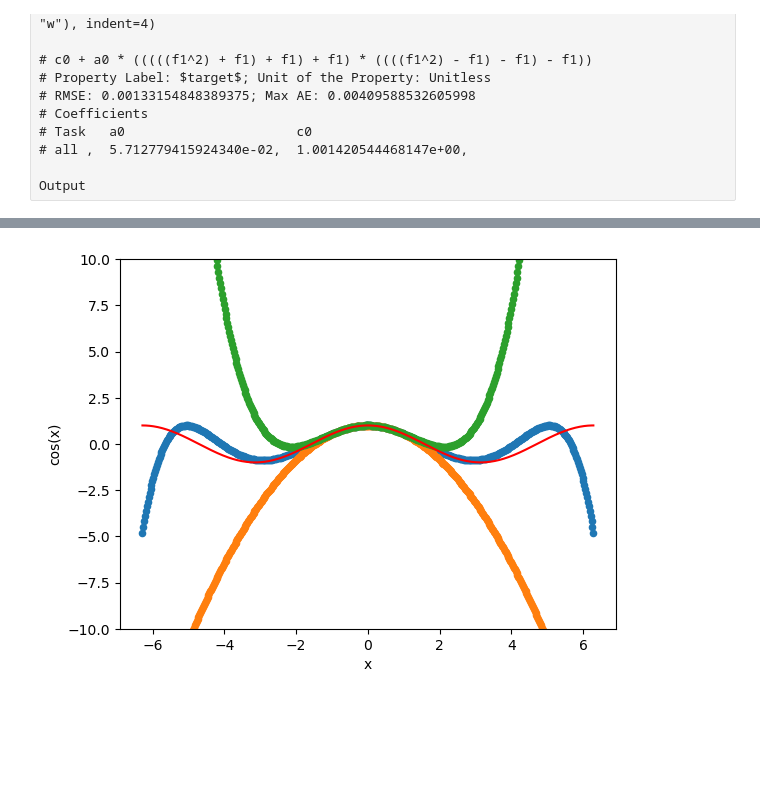
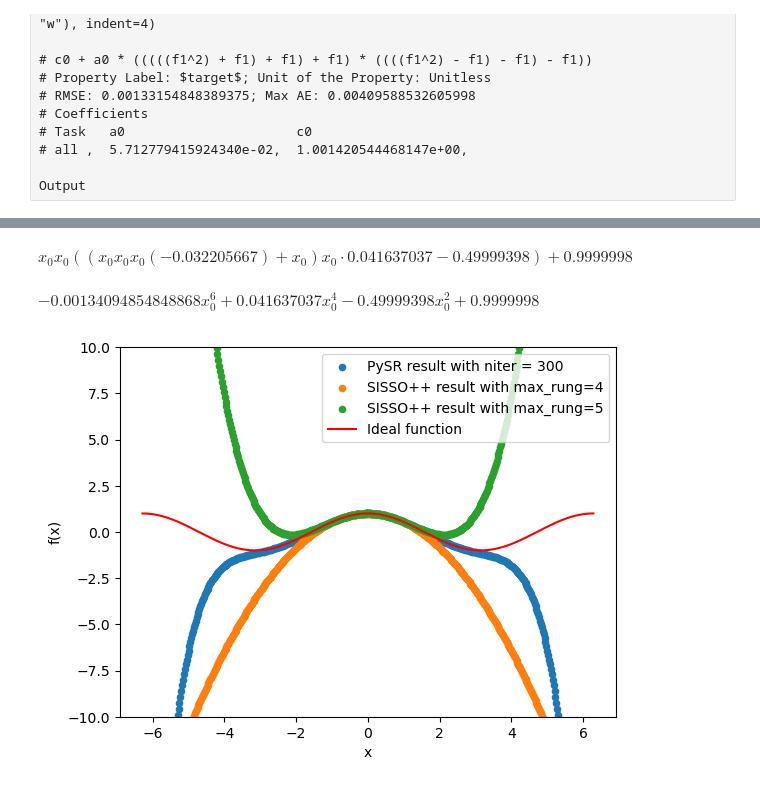
Before and after one commit to PaulD273/Symbolic-regression, a Jupyter notebook: Test_SISSO/Series_expansion_SISSO.ipynb, the cells around one changed output, grey strips where cells are left out. Cells and saved outputs as stored; diff of their text form; code cells hidden in the pictures; blank space fills up the shorter version.

```diff
--- a/Test_SISSO/Series_expansion_SISSO.ipynb
+++ b/Test_SISSO/Series_expansion_SISSO.ipynb
@@ -241,16 +276,33 @@ Output
+# %%
+model.sympy()
+# %% [output]
+$\displaystyle x_{0} x_{0} \left(\left(x_{0} x_{0} x_{0} \left(-0.032205667\right) + x_{0}\right) x_{0} \cdot 0.041637037 - 0.49999398\right) + 0.9999998$
+# %%
+# Define the symbolic variable
+x0 = symbols('x0')
+
+# Build each part of the expression
+expr = (simplify(model.sympy()))
+
+# Optionally simplify or expand the expression
+expanded_expr = expand(expr)
+expanded_expr
+# %% [output]
+$\displaystyle - 0.00134094854848868 x_{0}^{6} + 0.041637037 x_{0}^{4} - 0.49999398 x_{0}^{2} + 0.9999998$
 # %%
 x = np.linspace(-2*np.pi, 2*np.pi, 500)
-pysr_target = - 0.000759117171754911 * x**6 + 0.0388271704796444 * x**4 - 0.496481051788833 * x**2 + 0.999288569767875
+pysr_target = -0.001340948548488688 * x**6 + 0.041637037 * x**4 - 0.499993082 * x**2 + 0.9999998
 sissopp_target = 9.965315976421334e-01 + -4.651279827944478e-01 * (x**2)
 sissopp_rung5 = 0.0571277941592434 * x**4 - 0.5141501474331906 * x**2 + 1.001420544468147
 # %%
-plt.scatter(x, pysr_target, s = 20, label = 'PySR result with niter = 100')
+plt.scatter(x, pysr_target, s = 20, label = 'PySR result with niter = 300')
 plt.scatter(x, sissopp_target, s = 20, label = 'SISSO++ result with max_rung=4')
 plt.scatter(x, sissopp_rung5, s = 20, label = 'SISSO++ result with max_rung=5')
 plt.plot(x, np.cos(x), color='r', label = 'Ideal function')
 plt.xlabel('x')
-plt.ylabel('cos(x)')
+plt.ylabel('f(x)')
 plt.ylim([-10, 10])
+plt.legend()
 plt.show()
 # %% [output]
-[figure, old version]
+[figure, new version]
```
Also changed, not shown: parts of 4 cells of this notebook, 16 other files.
